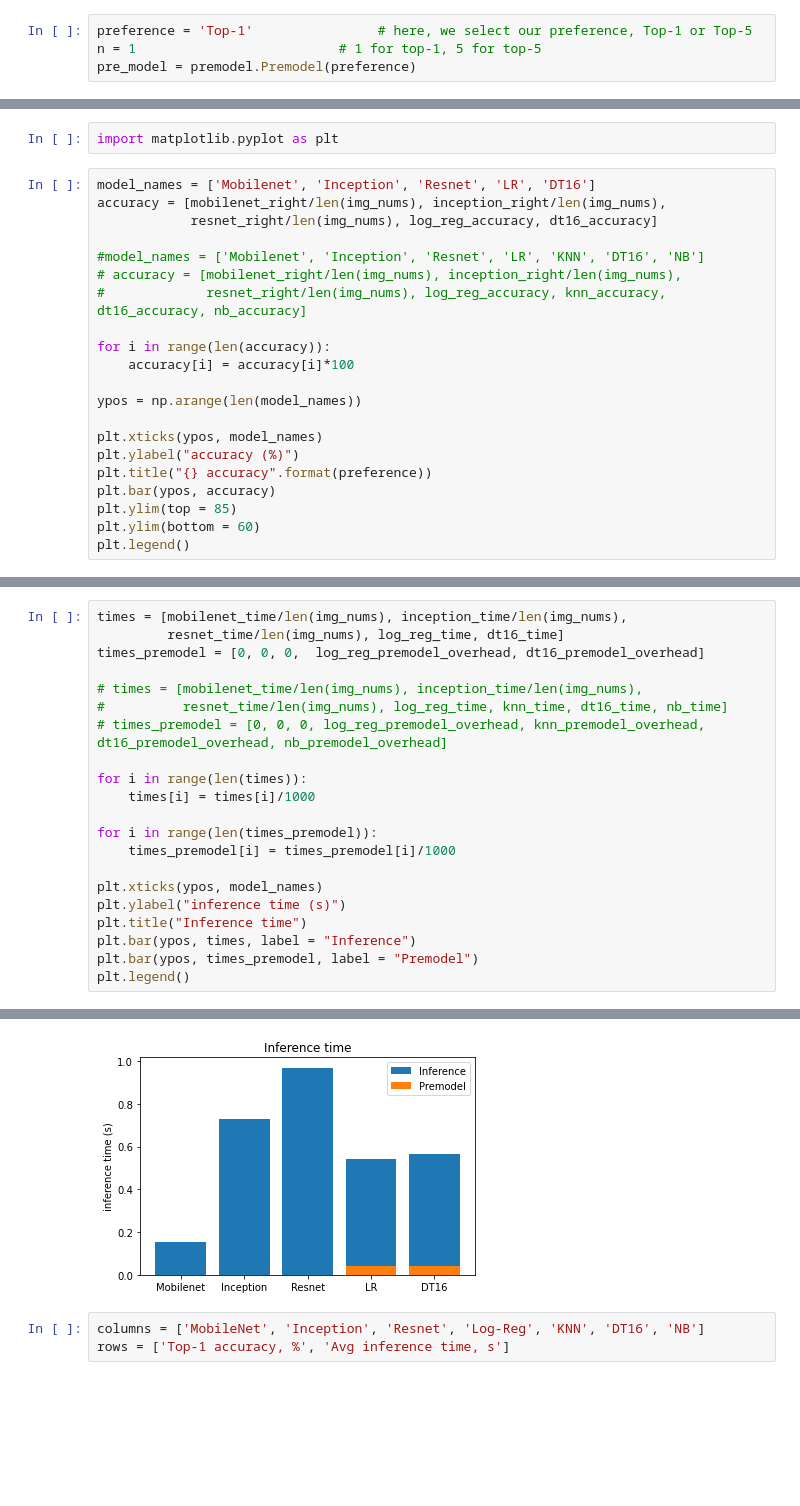
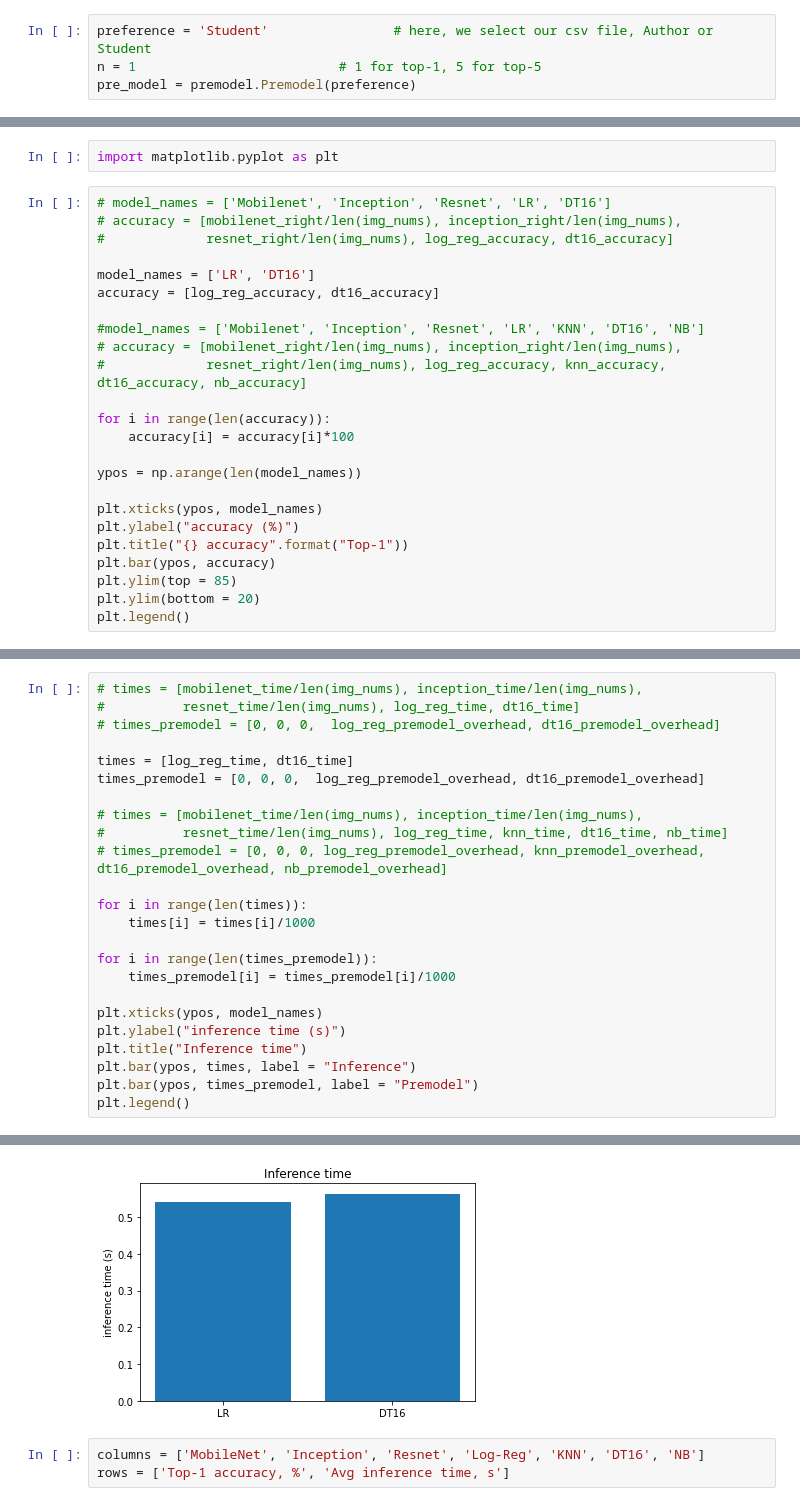
Before and after one commit to VladislavYarovenko/image_processing, a Jupyter notebook: Cross validating the premodel.ipynb, the cells around one changed output, grey strips where cells are left out. Cells and saved outputs as stored; diff of their text form; blank space fills up the shorter version.

```diff
--- a/Cross validating the premodel.ipynb
+++ b/Cross validating the premodel.ipynb
@@ -38,7 +38,7 @@ images/val/images\ILSVRC2012_val_00010237.JPEG banana
 <br /><br />
 <font size="3">We cross validate two premodels (<font color = "green">logistic regression</font> and <font color = "green">knn</font>) with <font color = "green">10-fold cross validation</font> on <font color = "green">20k</font> images. So, we obtain the <u>predicted models</u> for all <font color = "green">20k</font> images.</font>
 # %%
-preference = 'Top-1'                # here, we select our preference, Top-1 or Top-5
+preference = 'Student'                # here, we select our csv file, Author or Student
 n = 1                          # 1 for top-1, 5 for top-5
 pre_model = premodel.Premodel(preference)
 # %%
@@ -269,9 +263,12 @@ ResNet average inference time = 968.4637855142057
 # %%
 import matplotlib.pyplot as plt
 # %%
-model_names = ['Mobilenet', 'Inception', 'Resnet', 'LR', 'DT16']
-accuracy = [mobilenet_right/len(img_nums), inception_right/len(img_nums),
-            resnet_right/len(img_nums), log_reg_accuracy, dt16_accuracy]
+# model_names = ['Mobilenet', 'Inception', 'Resnet', 'LR', 'DT16']
+# accuracy = [mobilenet_right/len(img_nums), inception_right/len(img_nums),
+#             resnet_right/len(img_nums), log_reg_accuracy, dt16_accuracy]
+
+model_names = ['LR', 'DT16']
+accuracy = [log_reg_accuracy, dt16_accuracy]
 
 #model_names = ['Mobilenet', 'Inception', 'Resnet', 'LR', 'KNN', 'DT16', 'NB']
 # accuracy = [mobilenet_right/len(img_nums), inception_right/len(img_nums),
@@ -284,10 +281,10 @@ ypos = np.arange(len(model_names))
 
 plt.xticks(ypos, model_names)
 plt.ylabel("accuracy (%)")
-plt.title("{} accuracy".format(preference))
+plt.title("{} accuracy".format("Top-1"))
 plt.bar(ypos, accuracy)
 plt.ylim(top = 85)
-plt.ylim(bottom = 60)
+plt.ylim(bottom = 20)
 plt.legend()
 # %% [output]
 No handles with labels found to put in legend.
@@ -296,6 +293,9 @@ No handles with labels found to put in legend.
 # %%
-times = [mobilenet_time/len(img_nums), inception_time/len(img_nums),
-         resnet_time/len(img_nums), log_reg_time, dt16_time]
+# times = [mobilenet_time/len(img_nums), inception_time/len(img_nums),
+#          resnet_time/len(img_nums), log_reg_time, dt16_time]
+# times_premodel = [0, 0, 0,  log_reg_premodel_overhead, dt16_premodel_overhead]
+
+times = [log_reg_time, dt16_time]
 times_premodel = [0, 0, 0,  log_reg_premodel_overhead, dt16_premodel_overhead]
 
 # times = [mobilenet_time/len(img_nums), inception_time/len(img_nums),
@@ -319,4 +319,4 @@ plt.legend()
-[figure, old version]
+[figure, new version]
 # %%
 columns = ['MobileNet', 'Inception', 'Resnet', 'Log-Reg', 'KNN', 'DT16', 'NB']
 rows = ['Top-1 accuracy, %', 'Avg inference time, s']
```
Also changed, not shown: parts of 6 cells of this notebook, 2 other files.
